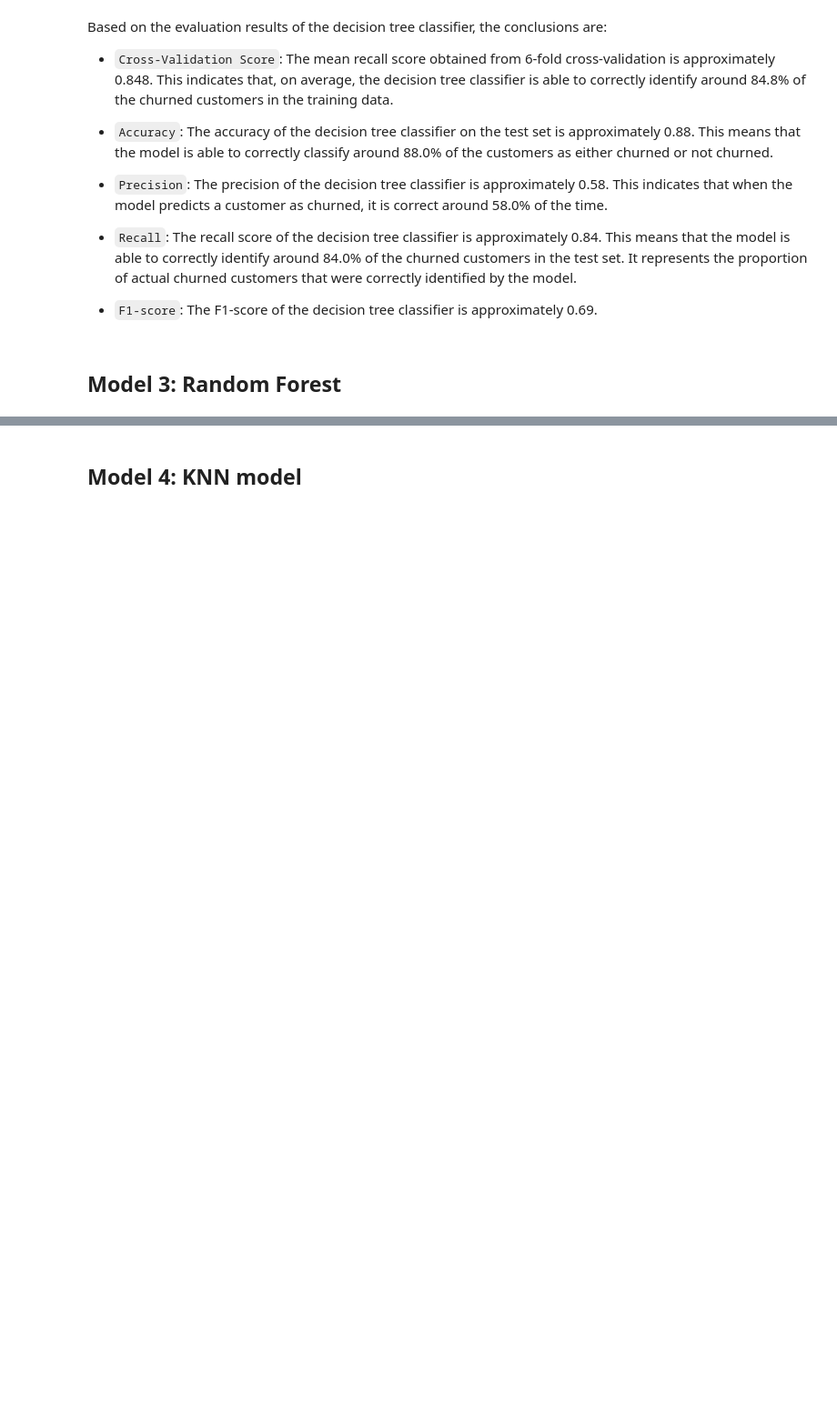
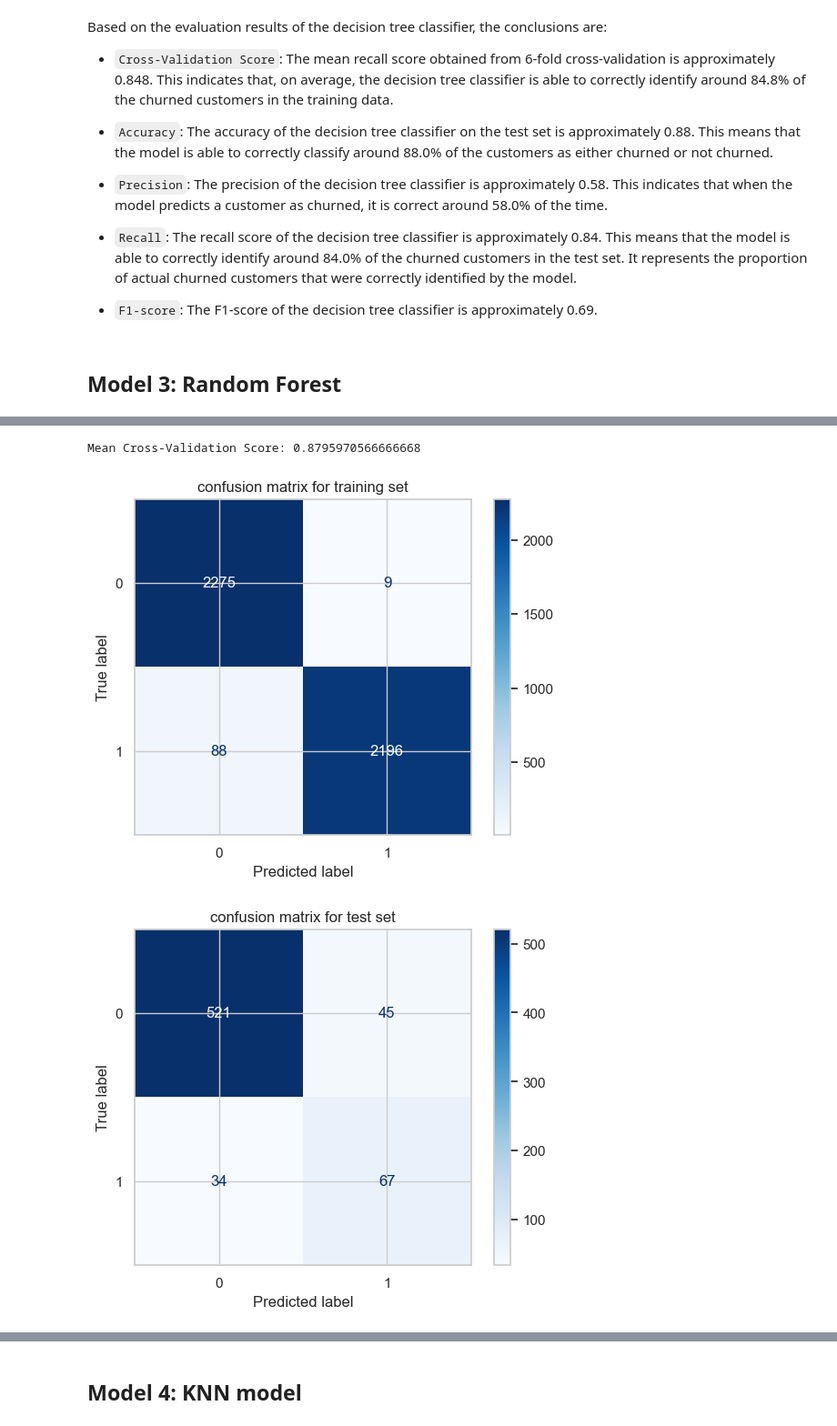
Before and after one commit to Kelsey-Maina/telcompany-customer-churn, a Jupyter notebook: telcompany-customer-churn.ipynb, the cells around one changed output, grey strips where cells are left out. Shown at 91% size. Drawn from its saved outputs; the diff is of its cells as text; code cells hidden in the pictures; blank space fills up the shorter version.

```diff
--- a/telcompany-customer-churn.ipynb
+++ b/telcompany-customer-churn.ipynb
@@ -760,14 +754,19 @@ modeling(clf)
 # %%
-# list of cross-validation scores
-cross_validation_scores = [0.85351271, 0.88490284, 0.87443946, 0.88041854, 0.90732436, 0.877429]
+#list of cross-validation scores
+cross_validation_scores = [0.85958005, 0.90026247, 0.87779238, 0.89093298, 0.8738502,  0.87516426]
 
-# calculate the mean of the cross-validation scores
+#calculate the mean of the cross-validation scores
 mean_cross_validation_score = sum(cross_validation_scores) / len(cross_validation_scores)
 
 print("Mean Cross-Validation Score:", mean_cross_validation_score)
+# %% [output]
+Mean Cross-Validation Score: 0.8795970566666668
 # %%
 # display confusion matrices from estimators and predictors
-conf_matrix(clf);
+conf_matrix(clf,X_train_scaled,X_test_scaled,y_train_resampled,y_test);
+# %% [output]
+[figure, added]
+[figure, added]
 # %% [markdown]
 Based on the evaluation results of the random forest, the conclusions are:
 
```
Also changed, not shown: parts of 19 cells of this notebook.
